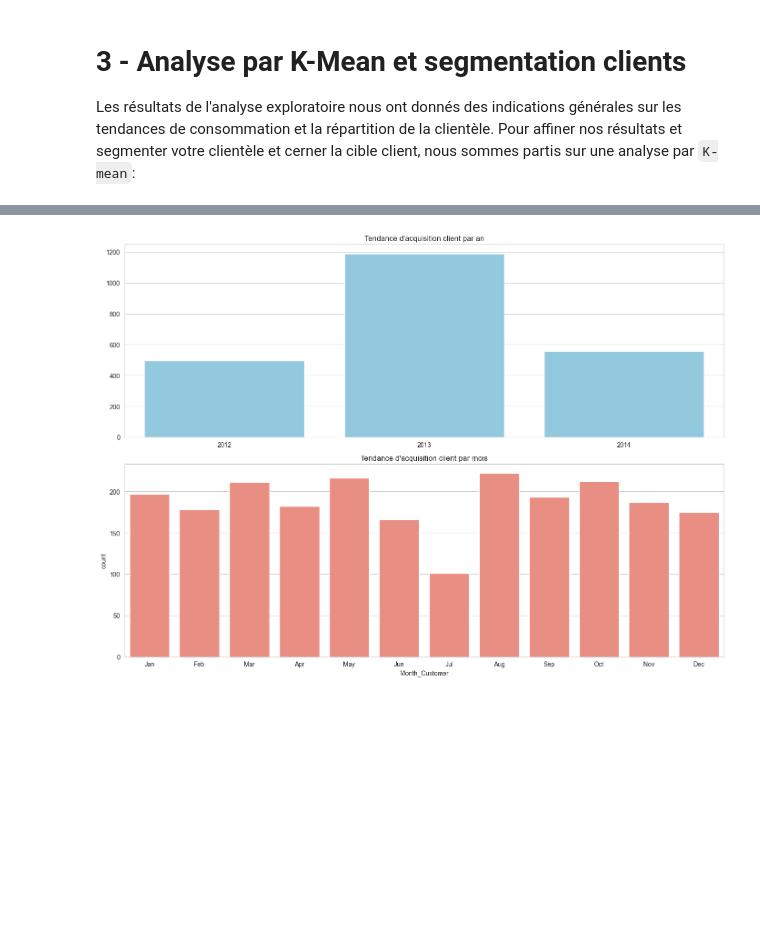
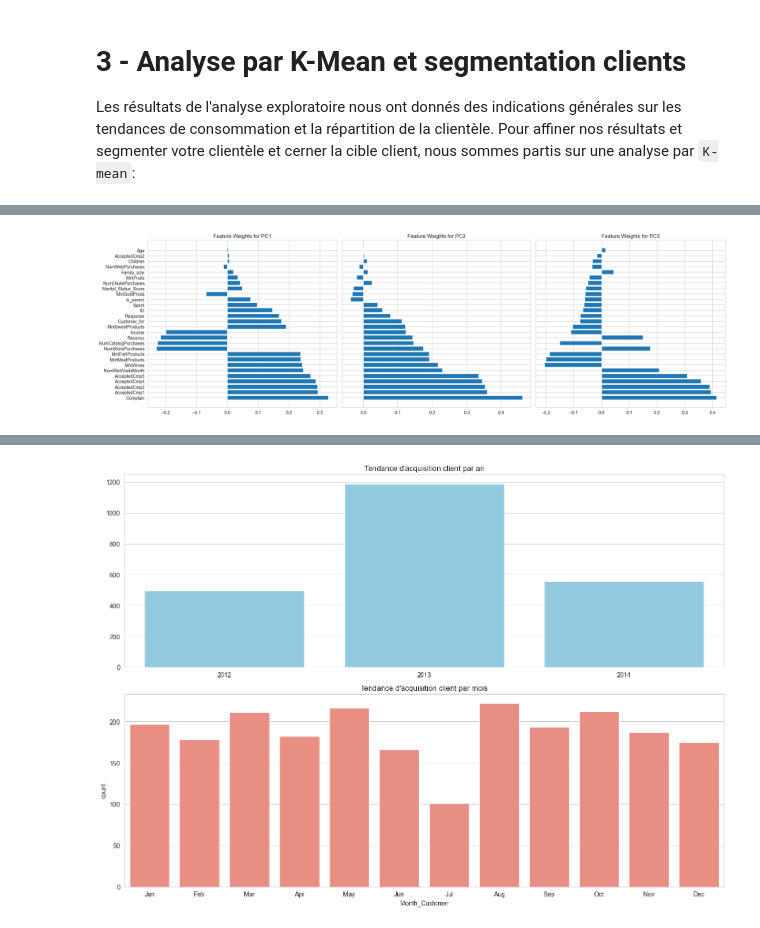
Before and after one commit to MattisFernandez/Rush05, a Jupyter notebook: Notebook.ipynb, the cells around one changed output, grey strips where cells are left out. Drawn from its saved outputs; the diff is of its cells as text; code cells hidden in the pictures; blank space fills up the shorter version.

```diff
--- a/Notebook.ipynb
+++ b/Notebook.ipynb
@@ -328,0 +343,21 @@ Il est calculé de la manière suivante :
+# %%
+# Plotting the feature weights for each principal component
+fig, ax = plt.subplots(1, 3, figsize=(20, 6), sharey=True)
+
+# Loop through the principal components
+for i in range(3):
+    # Sorting the weights
+    sorted_idx = np.argsort(np.abs(pca.components_[i]))[::-1]
+
+    # Plotting
+    ax[i].barh(range(28), pca.components_[i, sorted_idx])
+    ax[i].set_yticks(range(28))
+    ax[i].set_yticklabels(np.array(data_encoded.columns)[sorted_idx])
+    ax[i].set_title(f'Feature Weights for PC{i+1}')
+    ax[i].grid(True)
+
+# Adjust and show plot
+plt.tight_layout()
+plt.show()
+# %% [output]
+[figure, added]
```
Also changed, not shown: parts of 33 cells of this notebook.
